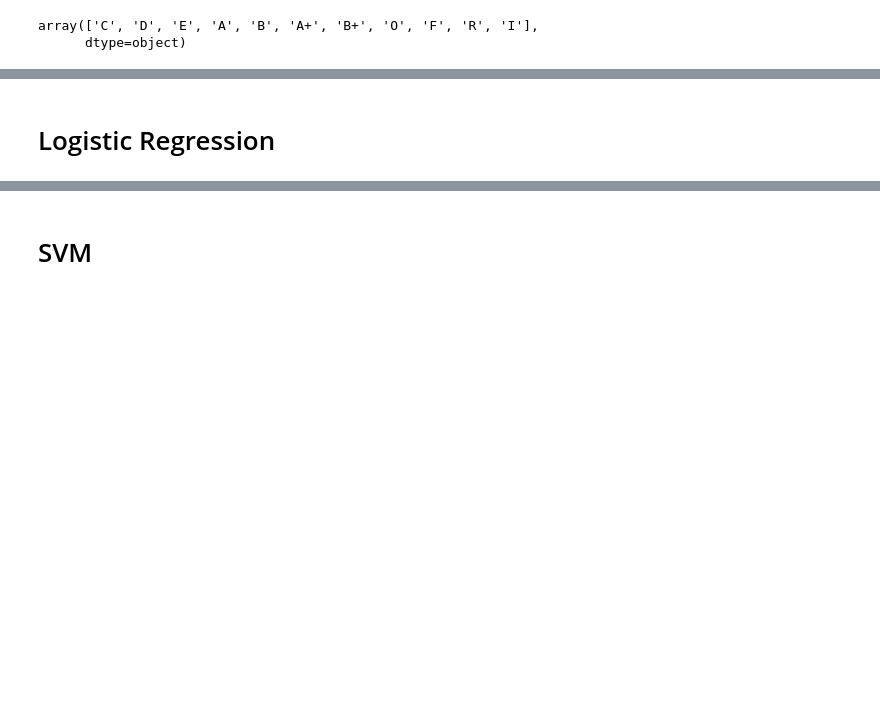
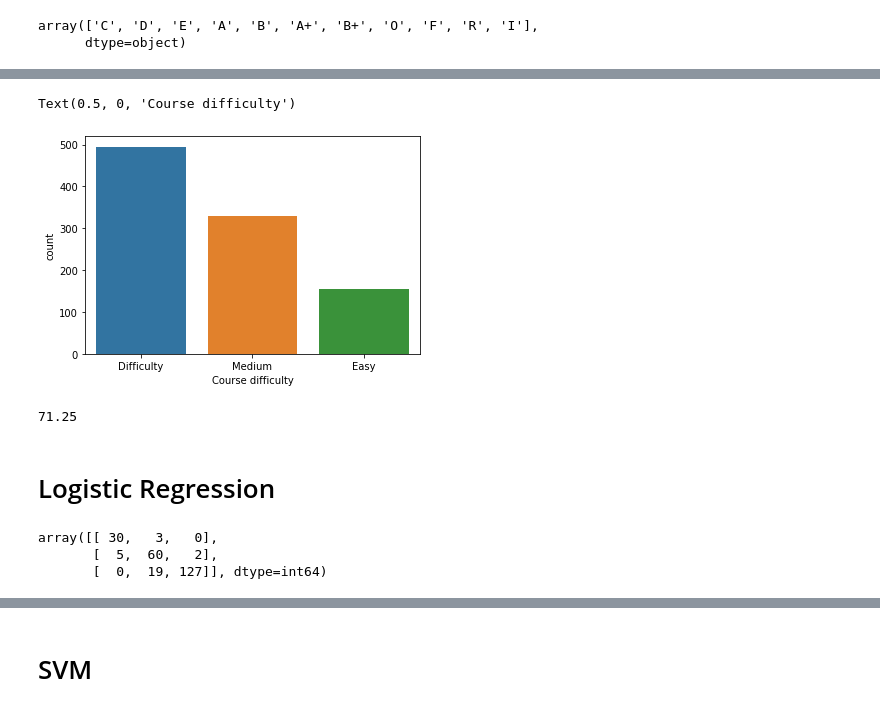
Before and after one commit to Sudha8374/courseprediction-classification-, a Jupyter notebook: final1pro.ipynb, the cells around one changed output, grey strips where cells are left out. Saved outputs shown, nothing was run; the diff lists cells and outputs as text; code cells hidden in the pictures; blank space fills up the shorter version.

```diff
--- a/final1pro.ipynb
+++ b/final1pro.ipynb
@@ -260,6 +223,21 @@ X=data[li]
+# %%
+d=pd.DataFrame(data['Course'])
+d['target']=target
+m={0:'Easy',1:'Medium',2:'Difficulty'}
+d['target']=d['target'].map(m)
+
+sns.countplot(x='target',data=d)
+plt.xlabel('Course difficulty')
+# %% [output]
+Text(0.5, 0, 'Course difficulty')
+[figure, added]
 # %%
 from sklearn.model_selection import train_test_split
 x_train,x_test,y_train,y_test=train_test_split(X,target,test_size=0.25)
+# %%
+min(pp[y_pred==0,4])
+# %% [output]
+71.25
 # %% [markdown]
 # Logistic Regression
 # %%
@@ -267,6 +245,14 @@ from sklearn.linear_model import LogisticRegression
 lr=LogisticRegression()
 lr.fit(x_train,y_train)
 y_pred=lr.predict(x_test)
+# %%
+from sklearn.metrics import confusion_matrix
+cm=confusion_matrix(y_pred,y_test)
+cm
+# %% [output]
+array([[ 30,   3,   0],
+       [  5,  60,   2],
+       [  0,  19, 127]], dtype=int64)
 # %%
 from sklearn.metrics import accuracy_score
 accuracy_score(y_pred,y_test)
```
Also changed, not shown: parts of 50 cells of this notebook.
